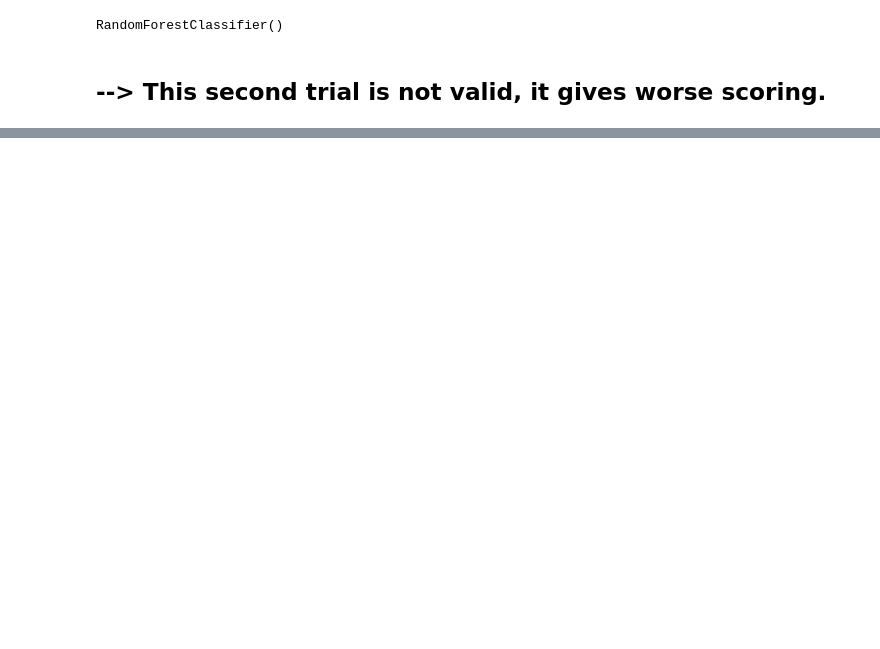
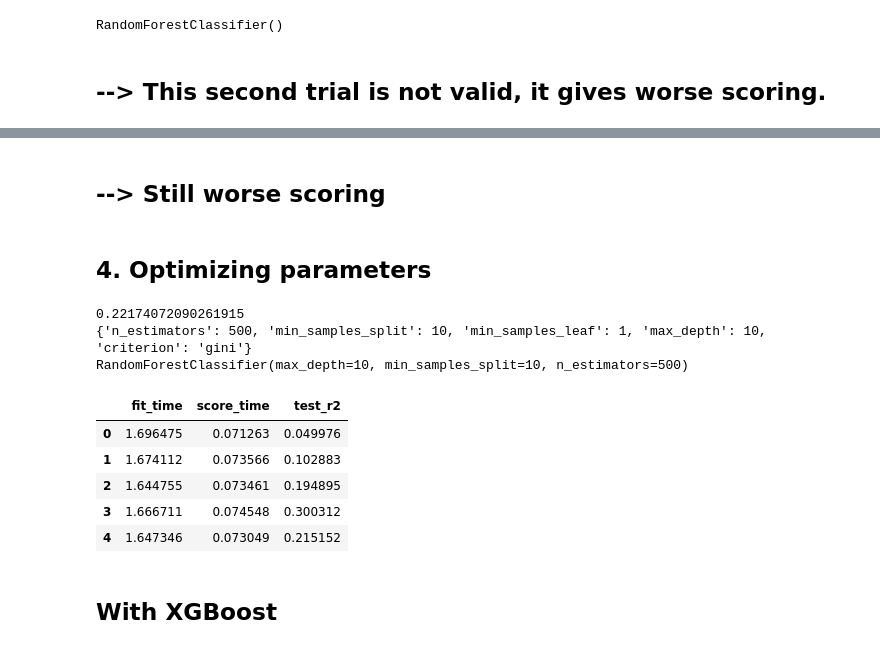
Before and after one commit to jaimesoroa/kaggle_spaceship-titanic, a Jupyter notebook: Notebook_Titanic.ipynb, the cells around one changed output, grey strips where cells are left out. Drawn from its saved outputs; the diff is of its cells as text; code cells hidden in the pictures; blank space fills up the shorter version.

```diff
--- a/Notebook_Titanic.ipynb
+++ b/Notebook_Titanic.ipynb
@@ -412,0 +392,12 @@ prediction_df_2.to_csv("submission.csv", index=False)
+# %% [markdown]
+## --> Still worse scoring
+# %% [markdown]
+## 4. Optimizing parameters
+# %%
+# Preprocess train
+train_df_4 = original_train_df.copy()
+train_df_4 = full_preprocessing(train_df_4, "train")
+
+# X and y
+X_4 = train_df_4.drop(columns = "Transported")
+y_4 = train_df_4["Transported"]
@@ -412,0 +408,44 @@ prediction_df_2.to_csv("submission.csv", index=False)
+# %%
+# Train/Test split
+X_train_4, X_test_4, y_train_4, y_test_4 = train_test_split(X_4, y_4, test_size=0.20, random_state=1)
+# Instanciate model
+RFC_model_4 = RandomForestClassifier()
+# Hyperparameter Grid
+grid_4 = {'n_estimators': [150, 200, 500],
+        'max_depth': [10, 15],
+        'min_samples_split': [10, 15, 20],
+        'min_samples_leaf': [1, 2, 5, 10, 15],
+        'criterion': ['gini']}
+# Instanciate Grid Search
+search_4 = RandomizedSearchCV(RFC_model_4, grid_4,
+                           scoring = 'r2',
+                           cv = 5,
+                           n_iter = 100,
+                           n_jobs=-1 # paralellize computation
+)
+# Fit data to Grid Search
+search_4.fit(X_train_4,y_train_4)
+# Best score
+print(search_4.best_score_)
+# Best Params
+print(search_4.best_params_)
+# Best estimator
+print(search_4.best_estimator_)
+# %% [output]
+0.22174072090261915
+{'n_estimators': 500, 'min_samples_split': 10, 'min_samples_leaf': 1, 'max_depth': 10, 'criterion': 'gini'}
+RandomForestClassifier(max_depth=10, min_samples_split=10, n_estimators=500)
+# %%
+# Cross validation
+RFC_model_4 = RandomForestClassifier(n_estimators=500, min_samples_leaf=1, min_samples_split=10, max_depth=10, criterion='gini')
+cv_results_4 = cross_validate(RFC_model_4, X_4, y_4, cv=5,
+                            scoring=['r2']
+)
+pd.DataFrame(cv_results_4)
+# %% [output]
+|  | fit_time | score_time | test_r2 |
+| 0 | 1.696475 | 0.071263 | 0.049976 |
+| 1 | 1.674112 | 0.073566 | 0.102883 |
+| 2 | 1.644755 | 0.073461 | 0.194895 |
+| 3 | 1.666711 | 0.074548 | 0.300312 |
+| 4 | 1.647346 | 0.073049 | 0.215152 |
@@ -412,0 +465,2 @@ prediction_df_2.to_csv("submission.csv", index=False)
+# %% [markdown]
+## With XGBoost
```
Also changed, not shown: parts of 40 cells of this notebook, 4 other files.
